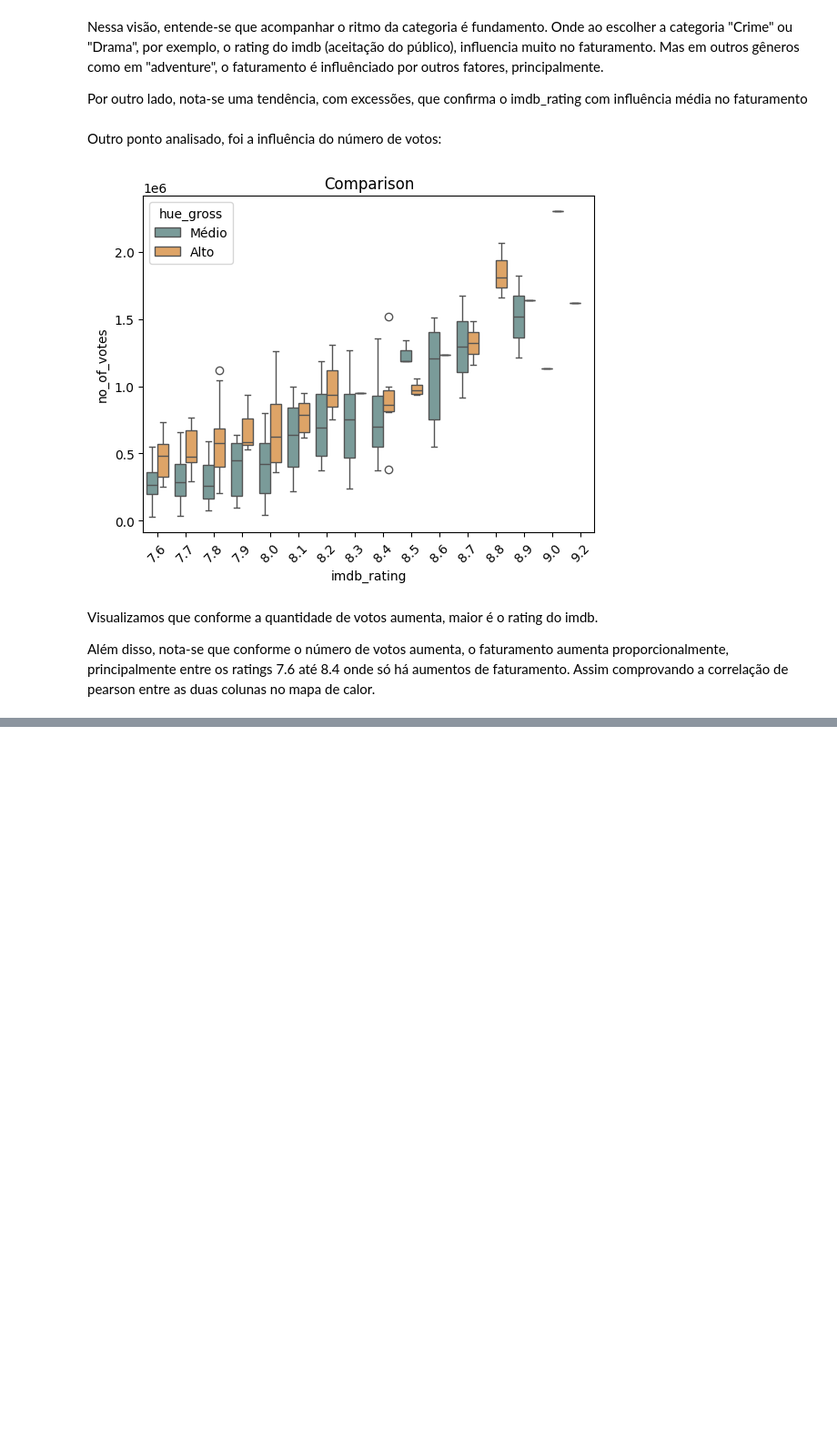
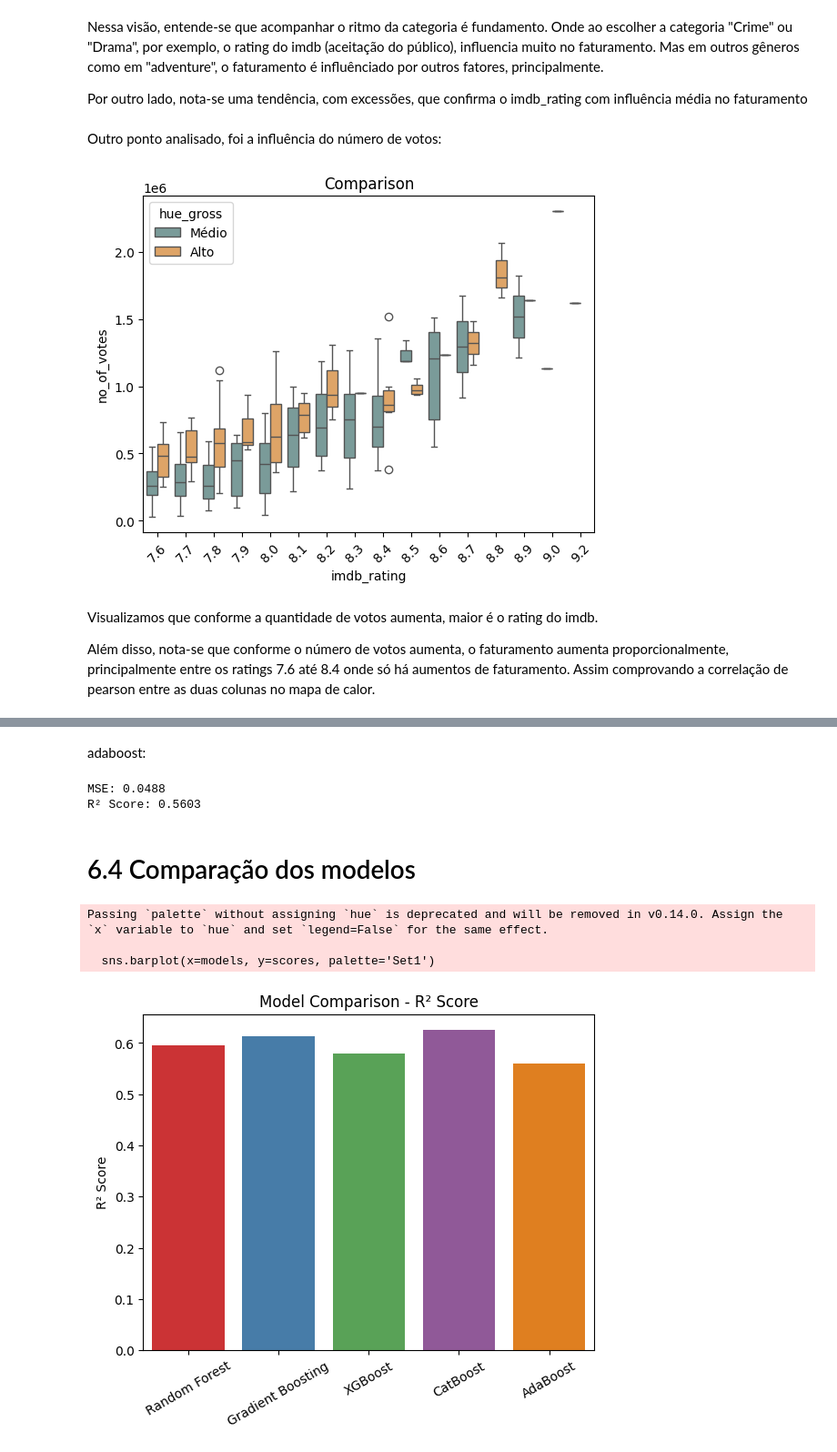
Before and after one commit to Ayrton-Machado/Previsao-de-rating-IMDB-de-filmes, a Jupyter notebook: modelo.ipynb, the cells around one changed output, grey strips where cells are left out. Shown at 91% size. Cells and saved outputs as stored; diff of their text form; code cells hidden in the pictures; blank space fills up the shorter version.

Commit message:
feat: create model and tested it

```diff
--- a/modelo.ipynb
+++ b/modelo.ipynb
@@ -581,0 +611,7 @@ Assim comprovando a correlação de pearson entre as duas colunas no mapa de cal
+# %%
+from sklearn.preprocessing import StandardScaler
+
+scaler = StandardScaler()
+series_tratamento[['gross', 'no_of_votes']] = scaler.fit_transform(
+    series_tratamento[['gross', 'no_of_votes']]
+)
@@ -581,0 +628,5 @@ Assim comprovando a correlação de pearson entre as duas colunas no mapa de cal
+# %%
+metricas_sucesso = series_tratamento['imdb_rating']
+informacoes_filmes = series_tratamento.drop(['imdb_rating', 'hue_gross'], axis=1)
+
+x_train, x_test, y_train, y_test = train_test_split(informacoes_filmes, metricas_sucesso, test_size=0.2, random_state=32)
@@ -581,0 +719,45 @@ Assim comprovando a correlação de pearson entre as duas colunas no mapa de cal
+# %% [markdown]
+adaboost:
+# %%
+from sklearn.ensemble import AdaBoostRegressor
+
+ab = AdaBoostRegressor(n_estimators=300, random_state=32)
+ab.fit(x_train, y_train)
+y_pred_ab = ab.predict(x_test)
+
+
+#Previsao
+ab_mse = mean_squared_error(y_test, y_pred_ab)
+ab_r2 = r2_score(y_test, y_pred_ab)
+
+#resultado
+print(f"MSE: {ab_mse:.4f}")
+print(f"R² Score: {ab_r2:.4f}")
+# %% [output]
+MSE: 0.0488
+R² Score: 0.5603
+# %% [markdown]
+# 6.4 Comparação dos modelos
+# %%
+scores = {
+    'Random Forest': rf_r2,
+    'Gradient Boosting': gb_multi_r2,
+    'XGBoost': xgb_r2,
+    'CatBoost': cb_r2,
+    'AdaBoost': ab_r2
+}
+
+
+models = list(scores.keys())
+scores = list(scores.values())
+
+sns.barplot(x=models, y=scores, palette='Set1')
+plt.title('Model Comparison - R² Score')
+plt.ylabel('R² Score')
+plt.xticks(rotation=30)
+plt.show()
+# %% [output]
+Passing `palette` without assigning `hue` is deprecated and will be removed in v0.14.0. Assign the `x` variable to `hue` and set `legend=False` for the same effect.
+
+  sns.barplot(x=models, y=scores, palette='Set1')
+[figure, added]
```
Also changed, not shown: parts of 41 cells of this notebook, 6 other files.
